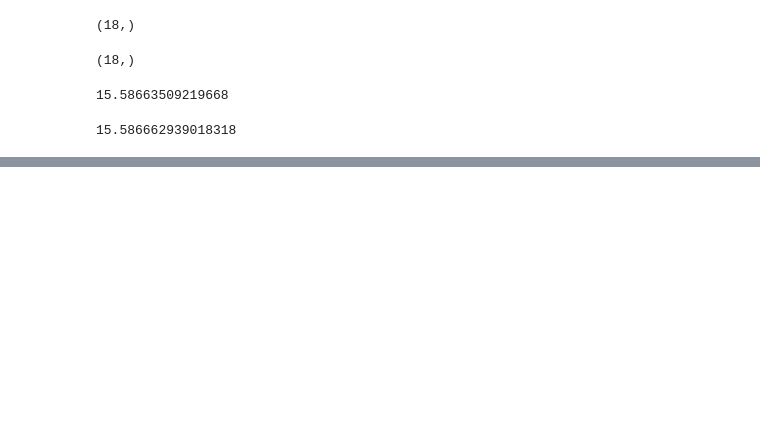
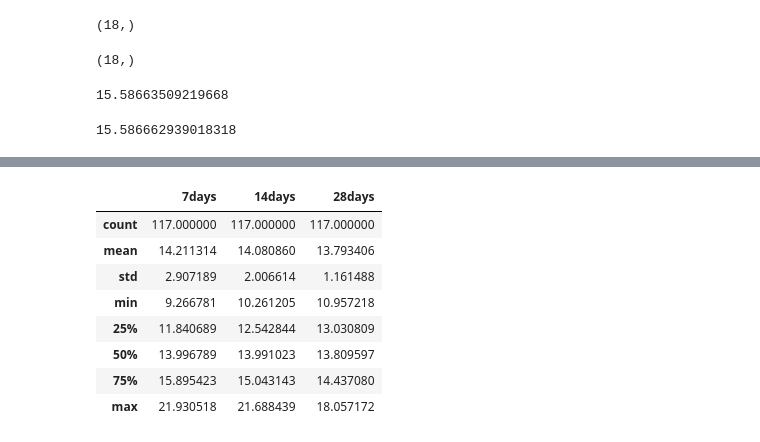
Before and after one commit to TomMonks/forecast-tools, a Jupyter notebook: Bonus_TimeSeriesCrossValidation.ipynb, the cells around one changed output, grey strips where cells are left out. Cells and saved outputs as stored; diff of their text form; code cells hidden in the pictures; blank space fills up the shorter version.

```diff
--- a/Bonus_TimeSeriesCrossValidation.ipynb
+++ b/Bonus_TimeSeriesCrossValidation.ipynb
@@ -304,0 +493,13 @@ results_2.mean()
+# %%
+df = pd.DataFrame(results_h, columns=['7days', '14days', '28days'])
+df.describe()
+# %% [output]
+|  | 7days | 14days | 28days |
+| count | 117.000000 | 117.000000 | 117.000000 |
+| mean | 14.211314 | 14.080860 | 13.793406 |
+| std | 2.907189 | 2.006614 | 1.161488 |
+| min | 9.266781 | 10.261205 | 10.957218 |
+| 25% | 11.840689 | 12.542844 | 13.030809 |
+| 50% | 13.996789 | 13.991023 | 13.809597 |
+| 75% | 15.895423 | 15.043143 | 14.437080 |
+| max | 21.930518 | 21.688439 | 18.057172 |
```
Also changed, not shown: parts of 13 cells of this notebook.
